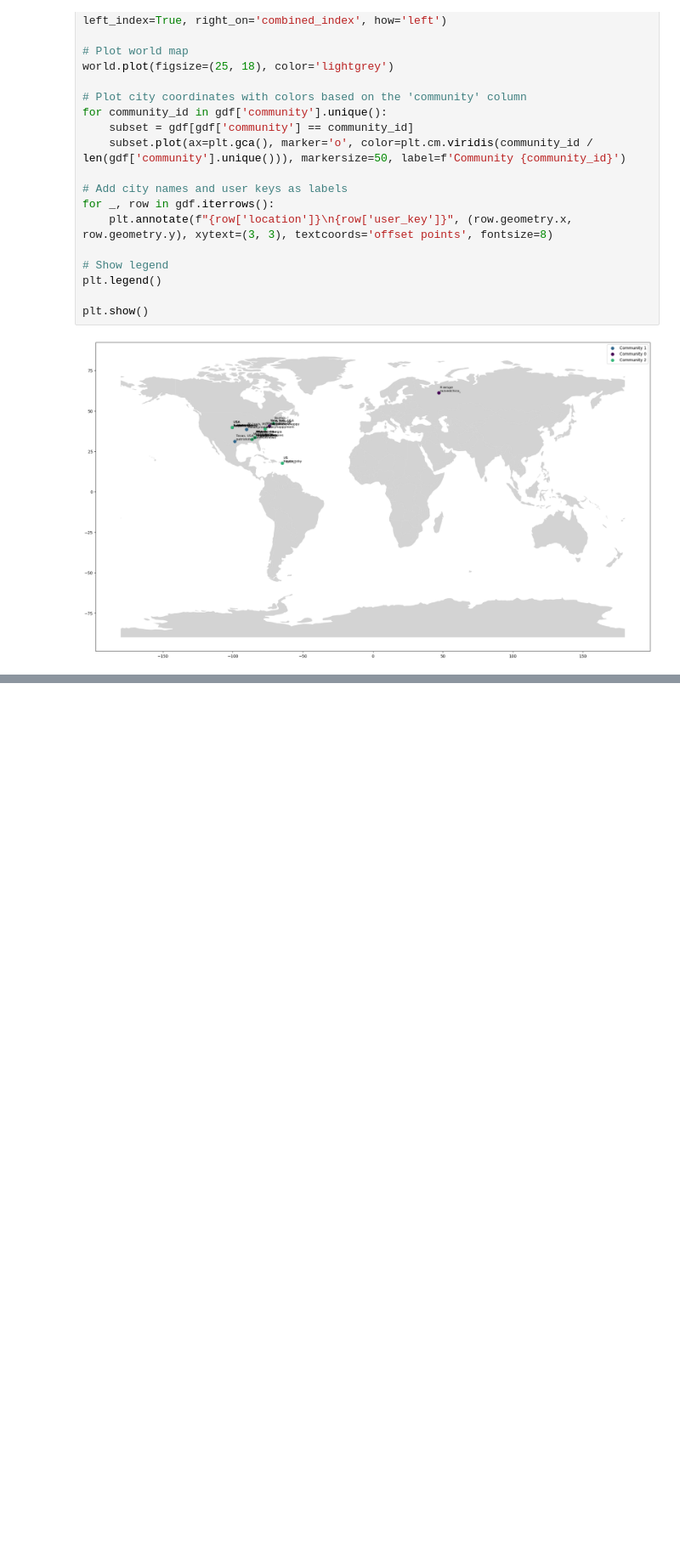
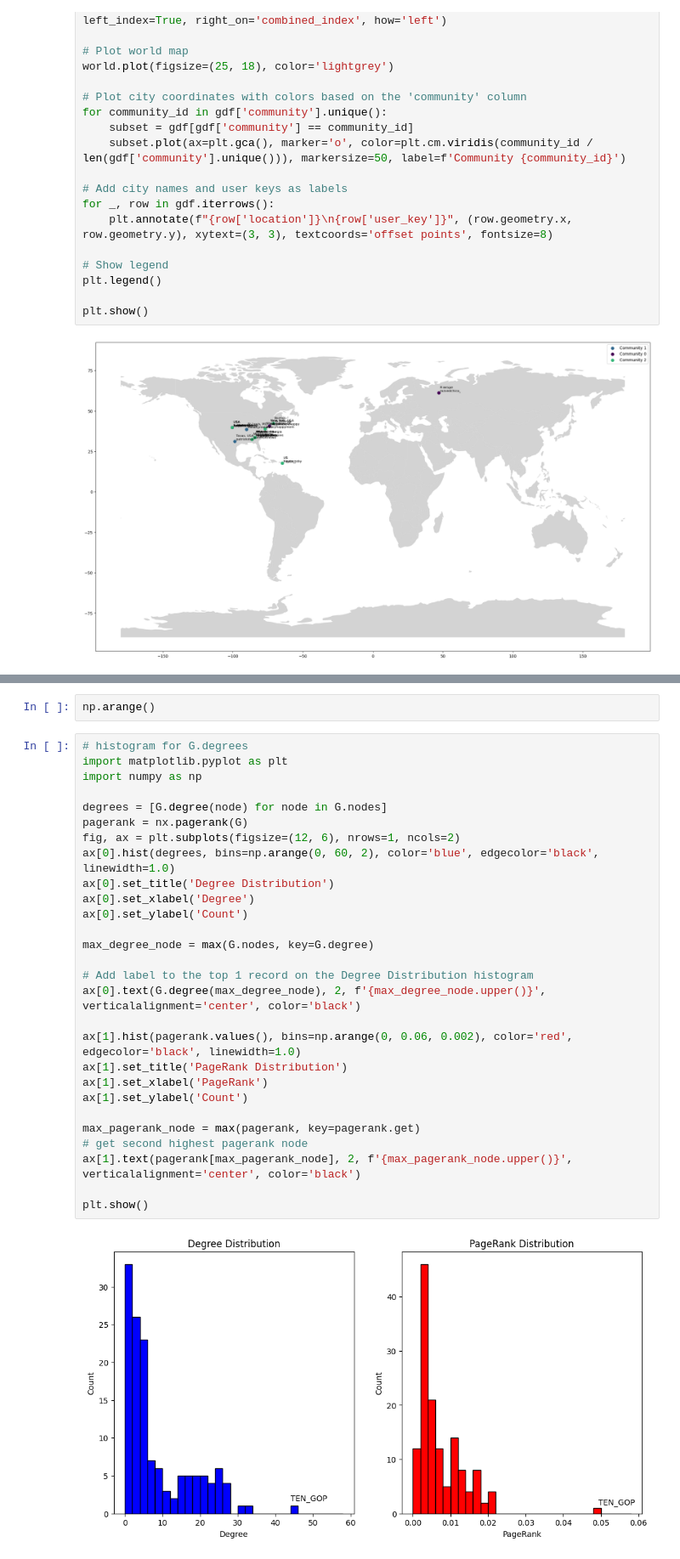
Before and after one commit to mikolajzalewski/snars, a Jupyter notebook: lab12_jw.ipynb, the cells around one changed output, grey strips where cells are left out. Shown at 85% size. Cells and saved outputs as stored; diff of their text form; blank space fills up the shorter version.

```diff
--- a/lab12_jw.ipynb
+++ b/lab12_jw.ipynb
@@ -383,0 +432,32 @@ plt.show()
+# %%
+np.arange()
+# %%
+# histogram for G.degrees
+import matplotlib.pyplot as plt
+import numpy as np
+
+degrees = [G.degree(node) for node in G.nodes]
+pagerank = nx.pagerank(G)
+fig, ax = plt.subplots(figsize=(12, 6), nrows=1, ncols=2)
+ax[0].hist(degrees, bins=np.arange(0, 60, 2), color='blue', edgecolor='black', linewidth=1.0)
+ax[0].set_title('Degree Distribution')
+ax[0].set_xlabel('Degree')
+ax[0].set_ylabel('Count')
+
+max_degree_node = max(G.nodes, key=G.degree)
+
+# Add label to the top 1 record on the Degree Distribution histogram
+ax[0].text(G.degree(max_degree_node), 2, f'{max_degree_node.upper()}', verticalalignment='center', color='black')
+
+ax[1].hist(pagerank.values(), bins=np.arange(0, 0.06, 0.002), color='red', edgecolor='black', linewidth=1.0)
+ax[1].set_title('PageRank Distribution')
+ax[1].set_xlabel('PageRank')
+ax[1].set_ylabel('Count')
+
+max_pagerank_node = max(pagerank, key=pagerank.get)
+# get second highest pagerank node
+ax[1].text(pagerank[max_pagerank_node], 2, f'{max_pagerank_node.upper()}', verticalalignment='center', color='black')
+
+plt.show()
+# %% [output]
+[figure, added]
```
Also changed, not shown: parts of 5 cells of this notebook, 5 other files.
